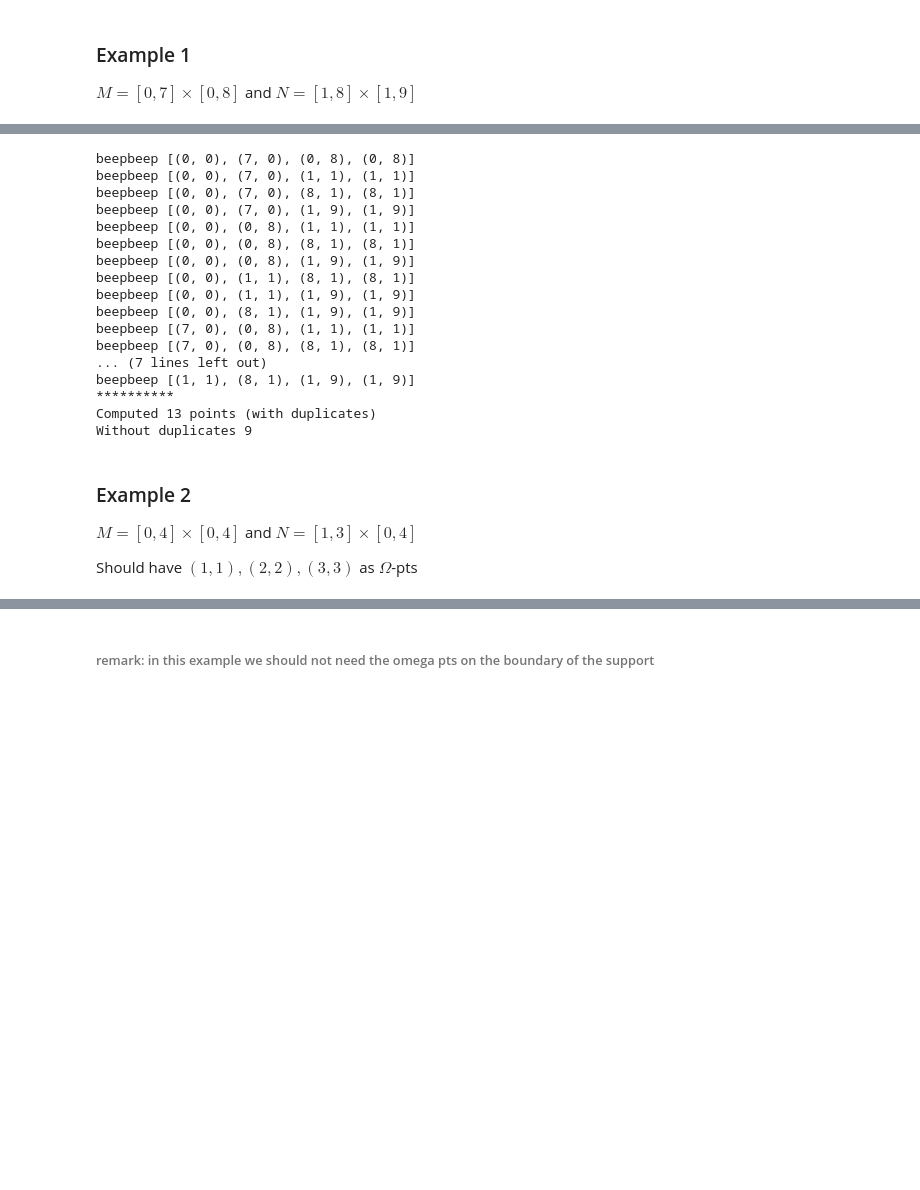
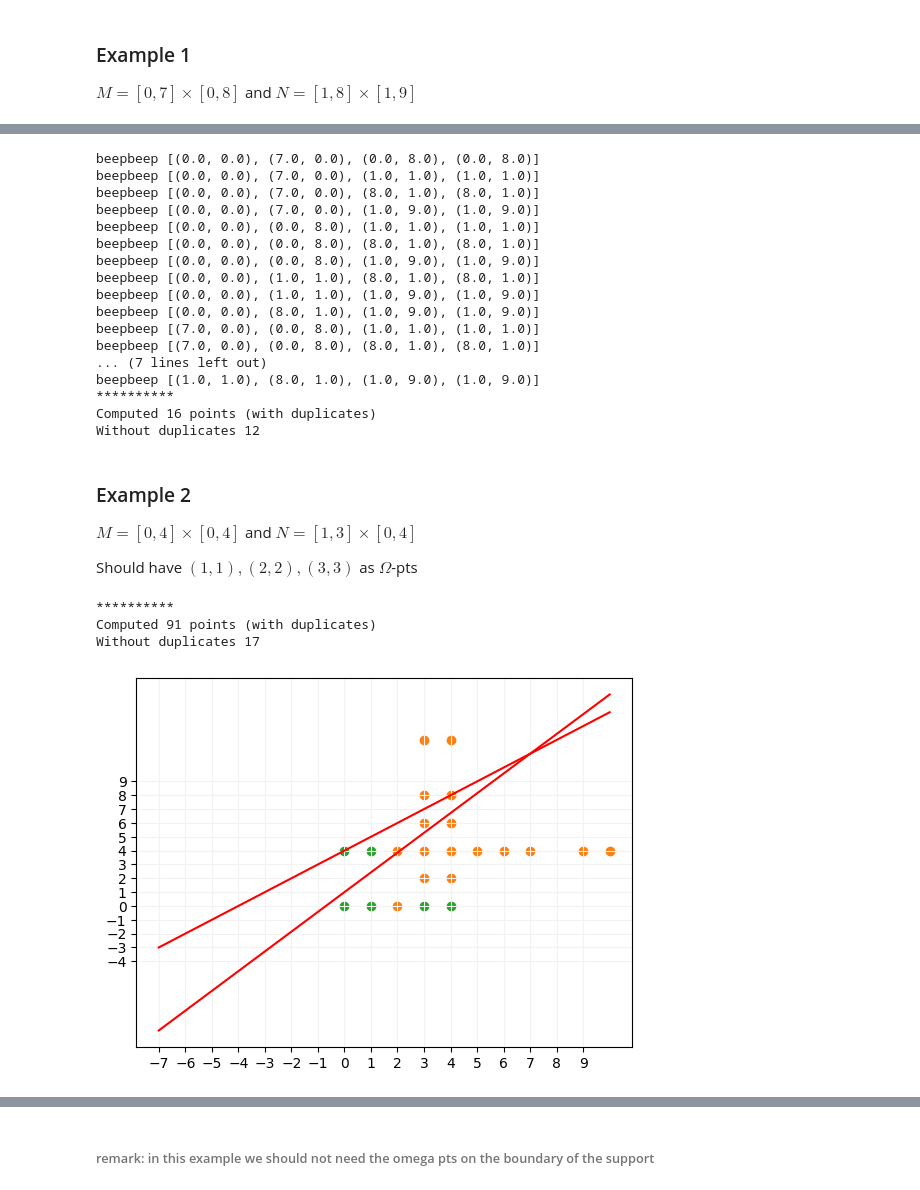
Before and after one commit to asilata/matching-distance-code, a Jupyter notebook: Notebooks/Main.ipynb, the cells around one changed output, grey strips where cells are left out. Saved outputs shown, nothing was run; the diff lists cells and outputs as text; code cells hidden in the pictures; blank space fills up the shorter version.

```diff
--- a/Notebooks/Main.ipynb
+++ b/Notebooks/Main.ipynb
@@ -165,24 +143,25 @@ ourplot.plotmod(CritPts, Pts)
 # %%
 CritPts = ex.example_1()
-Omega_pts = omega.output_alg_2_2_paired(CritPts, 'Example_1_2v2_paired')
+name = "Example_1"
+Omega_pts = omega.output_alg_2_2_paired(CritPts, name)
 # %% [output]
-beepbeep [(0, 0), (7, 0), (0, 8), (0, 8)]
-beepbeep [(0, 0), (7, 0), (1, 1), (1, 1)]
-beepbeep [(0, 0), (7, 0), (8, 1), (8, 1)]
-beepbeep [(0, 0), (7, 0), (1, 9), (1, 9)]
-beepbeep [(0, 0), (0, 8), (1, 1), (1, 1)]
-beepbeep [(0, 0), (0, 8), (8, 1), (8, 1)]
-beepbeep [(0, 0), (0, 8), (1, 9), (1, 9)]
-beepbeep [(0, 0), (1, 1), (8, 1), (8, 1)]
-beepbeep [(0, 0), (1, 1), (1, 9), (1, 9)]
-beepbeep [(0, 0), (8, 1), (1, 9), (1, 9)]
-beepbeep [(7, 0), (0, 8), (1, 1), (1, 1)]
-beepbeep [(7, 0), (0, 8), (8, 1), (8, 1)]
+beepbeep [(0.0, 0.0), (7.0, 0.0), (0.0, 8.0), (0.0, 8.0)]
+beepbeep [(0.0, 0.0), (7.0, 0.0), (1.0, 1.0), (1.0, 1.0)]
+beepbeep [(0.0, 0.0), (7.0, 0.0), (8.0, 1.0), (8.0, 1.0)]
+beepbeep [(0.0, 0.0), (7.0, 0.0), (1.0, 9.0), (1.0, 9.0)]
+beepbeep [(0.0, 0.0), (0.0, 8.0), (1.0, 1.0), (1.0, 1.0)]
+beepbeep [(0.0, 0.0), (0.0, 8.0), (8.0, 1.0), (8.0, 1.0)]
+beepbeep [(0.0, 0.0), (0.0, 8.0), (1.0, 9.0), (1.0, 9.0)]
+beepbeep [(0.0, 0.0), (1.0, 1.0), (8.0, 1.0), (8.0, 1.0)]
+beepbeep [(0.0, 0.0), (1.0, 1.0), (1.0, 9.0), (1.0, 9.0)]
+beepbeep [(0.0, 0.0), (8.0, 1.0), (1.0, 9.0), (1.0, 9.0)]
+beepbeep [(7.0, 0.0), (0.0, 8.0), (1.0, 1.0), (1.0, 1.0)]
+beepbeep [(7.0, 0.0), (0.0, 8.0), (8.0, 1.0), (8.0, 1.0)]
 ... (7 lines left out)
-beepbeep [(1, 1), (8, 1), (1, 9), (1, 9)]
+beepbeep [(1.0, 1.0), (8.0, 1.0), (1.0, 9.0), (1.0, 9.0)]
 **********
-Computed 13 points (with duplicates)
-Without duplicates 9
+Computed 16 points (with duplicates)
+Without duplicates 12
 # %% [markdown]
 ### Example 2
 $M=[0,4]\times[0,4]$ and $N=[1,3]\times[0,4]$
@@ -190,8 +169,13 @@ $M=[0,4]\times[0,4]$ and $N=[1,3]\times[0,4]$
 Should have $(1,1),(2,2),(3,3)$ as $\Omega$-pts
 # %%
 CritPts = ex.example_2()
-name = "2"
+name = "Example_2"
 Pts = omega.output_alg_3_1(CritPts, name)
 ourplot.plotmod(CritPts, Pts)
+# %% [output]
+**********
+Computed 91 points (with duplicates)
+Without duplicates 17
+[figure, added]
 # %%
 CritPts = ex.example_2()
```
Also changed, not shown: parts of 9 cells of this notebook.
